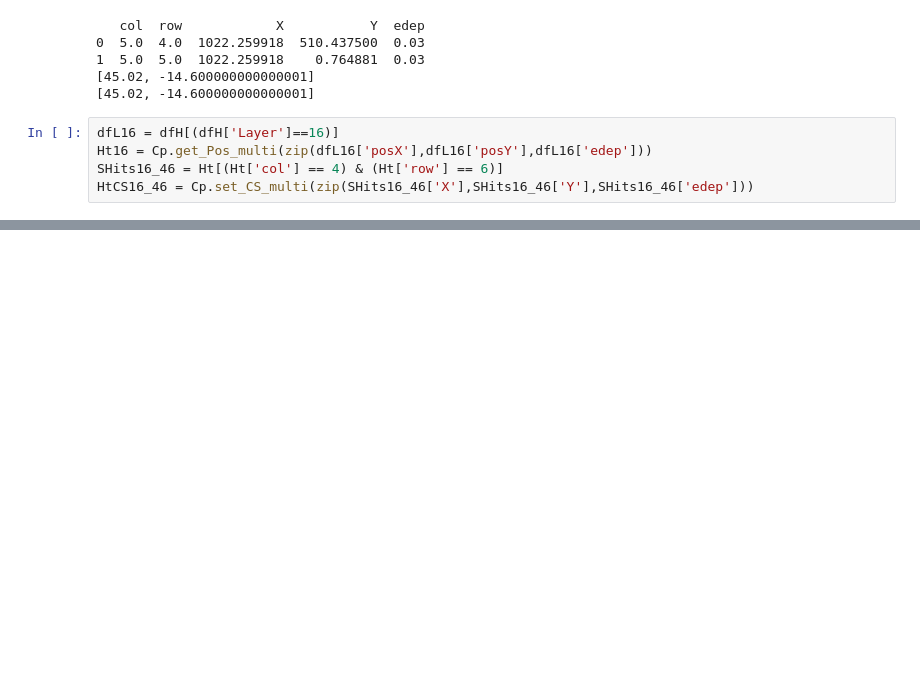
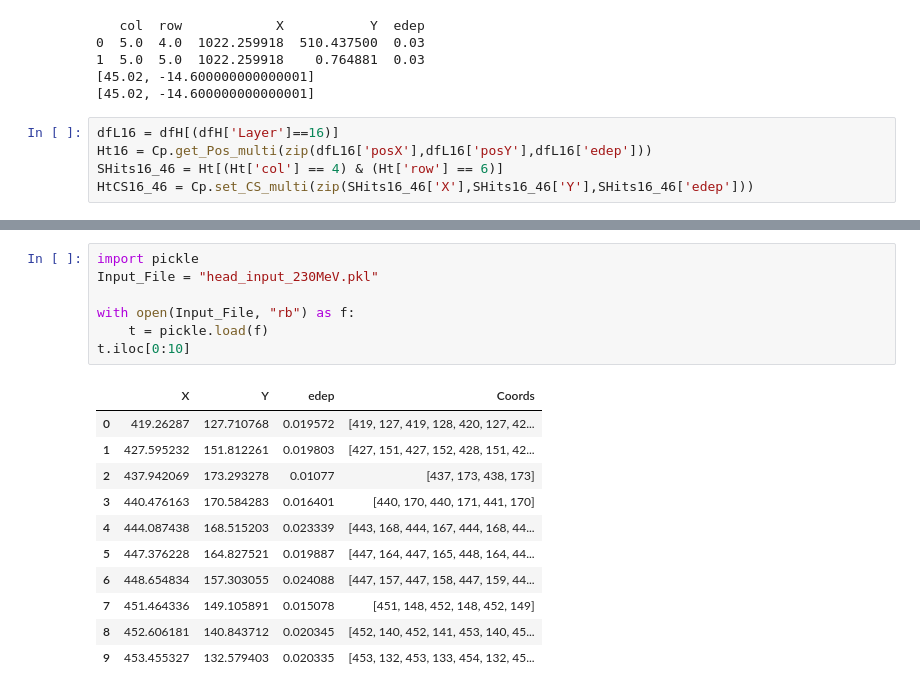
Before and after one commit to pgpapp/pcT-ReadOut, a Jupyter notebook: MLPCT_Pres_04122021.ipynb, the cells around one changed output, grey strips where cells are left out. Drawn from its saved outputs; the diff is of its cells as text; blank space fills up the shorter version.

```diff
--- a/MLPCT_Pres_04122021.ipynb
+++ b/MLPCT_Pres_04122021.ipynb
@@ -496,0 +603,19 @@ HtCS16_46 = Cp.set_CS_multi(zip(SHits16_46['X'],SHits16_46['Y'],SHits16_46['edep
+# %%
+import pickle
+Input_File = "head_input_230MeV.pkl"
+
+with open(Input_File, "rb") as f:
+    t = pickle.load(f)
+t.iloc[0:10]
+# %% [output]
+|  | X | Y | edep | Coords |
+| 0 | 419.26287 | 127.710768 | 0.019572 | [419, 127, 419, 128, 420, 127, 42... |
+| 1 | 427.595232 | 151.812261 | 0.019803 | [427, 151, 427, 152, 428, 151, 42... |
+| 2 | 437.942069 | 173.293278 | 0.01077 | [437, 173, 438, 173] |
+| 3 | 440.476163 | 170.584283 | 0.016401 | [440, 170, 440, 171, 441, 170] |
+| 4 | 444.087438 | 168.515203 | 0.023339 | [443, 168, 444, 167, 444, 168, 44... |
+| 5 | 447.376228 | 164.827521 | 0.019887 | [447, 164, 447, 165, 448, 164, 44... |
+| 6 | 448.654834 | 157.303055 | 0.024088 | [447, 157, 447, 158, 447, 159, 44... |
+| 7 | 451.464336 | 149.105891 | 0.015078 | [451, 148, 452, 148, 452, 149] |
+| 8 | 452.606181 | 140.843712 | 0.020345 | [452, 140, 452, 141, 453, 140, 45... |
+| 9 | 453.455327 | 132.579403 | 0.020335 | [453, 132, 453, 133, 454, 132, 45... |
```
Also changed, not shown: parts of 24 cells of this notebook.
